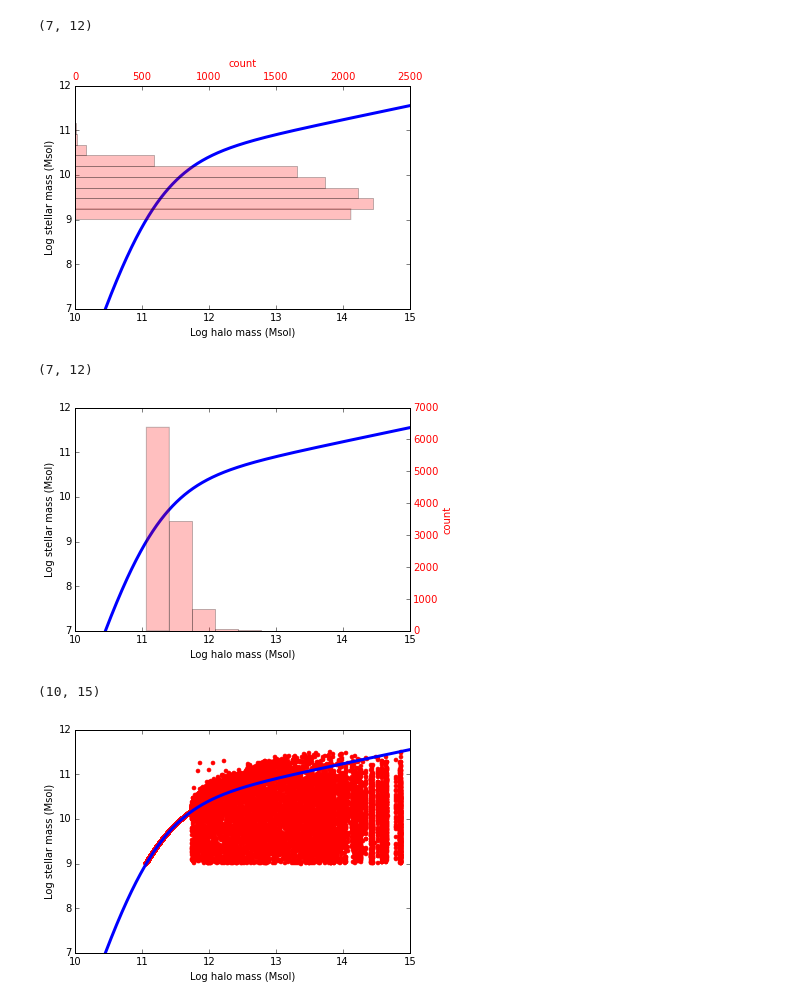
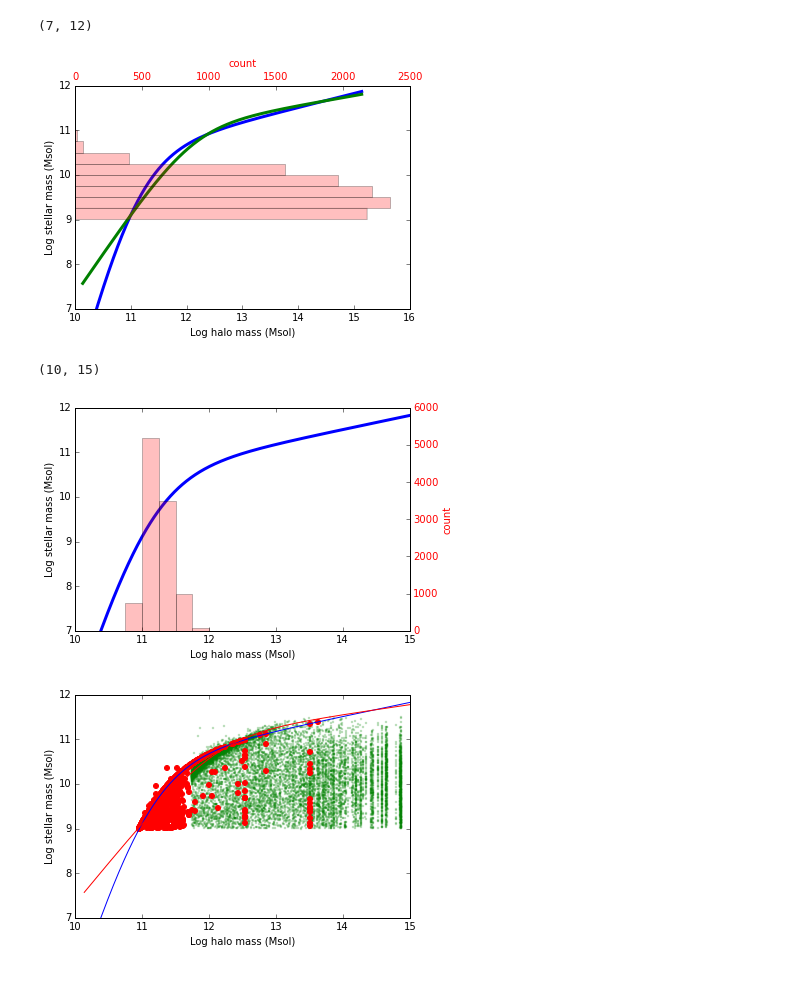
Before and after one commit to AstronomyBrown/ENVIRONMENT, a Jupyter notebook: halo/halo_logictab.ipynb, the cells around one changed output. Cells and saved outputs as stored; diff of their text form; code cells hidden in the pictures.

```diff
--- a/halo/halo_logictab.ipynb
+++ b/halo/halo_logictab.ipynb
@@ -27,12 +42,21 @@ r_mag = tbdata['modelMag_r']
 #    obtained in Yang et al. (2009b).
 
 # functional M*-Mh relation Yang+2009
-M0 = 10**10.3061
-M1 = 10**11.0404
-Mh = 10**(np.linspace(10,15, 1e6))
-a = 0.3146
-b = 4.5427
+M0_0 = 10**10.3061
+M1_0 = 10**11.0404
+a_0 = 0.3146 # Yang+09
+b_0 = 4.5427
+M0_1 = 10**10.86
+M1_1 = 10**12.08
+a_1 = 0.22 # Yang+08
+b_1 = 1.61
+h = 0.73 # little h
+
+Mh = (10**(np.linspace(10,15, 1e3)))/h
 
 # truth values of stellar mass
-ms_logical = M0 * (Mh/M1)**(a+b) / (1 + Mh/M1)**b
+ms_logical = M0_0 * (Mh/M1_0)**(a_0+b_0) / (1 + Mh/M1_0)**b_0 /0.73**2
+
+# Yang+08 alpha, beta
+ms_logical_1 = M0_1 * (Mh/M1_1)**(a_1+b_1) / (1 + Mh/M1_1)**b_1 /h**2
 # %%
@@ -65,44 +130,59 @@ fig, ax1 = plt.subplots()
 ax1.set_xlabel('Log halo mass (Msol)')
 ax1.set_ylabel('Log stellar mass (Msol)')
 ax1.plot(np.log10(Mh), np.log10(ms_logical), linewidth =3)
+ax1.plot(np.log10(Mh), np.log10(ms_logical_1), linewidth =3)
+
+bin_size = 0.25; min_edge = 9; max_edge = 12
+N = (max_edge-min_edge)/bin_size; Nplus1 = N + 1
+bin_list = np.linspace(min_edge, max_edge, Nplus1)
 
 # histogram of 'real' stellar masses
+binwidth = 0.2
 ax2 = ax1.twiny()
-ax2.hist(ms[idx], color='r', orientation='horizontal', alpha=0.25)
+ax2.hist(ms[idx], color='r', orientation='horizontal', alpha=0.25, bins = bin_list)
 ax2.set_xlabel('count', color='r')
 for tl in ax2.get_xticklabels():
     tl.set_color('r')
 plt.ylim(7,12)
 # %% [output]
 (7, 12)
-[figure, old version]
+[figure, new version]
 # %%
-# plot log M* - log Mh relation
+# plot log M* - log Mh relation with Mhalo histogram
 
 fig, ax1 = plt.subplots()
 ax1.set_xlabel('Log halo mass (Msol)')
 ax1.set_ylabel('Log stellar mass (Msol)')
 ax1.plot(np.log10(Mh), np.log10(ms_logical), linewidth =3, color='b')
 
+
+bin_size = 0.25; min_edge = 9; max_edge = 12
+N = (max_edge-min_edge)/bin_size; Nplus1 = N + 1
+bin_list = np.linspace(min_edge, max_edge, Nplus1)
+
+
 ax2 = ax1.twinx()
-ax2.hist(halo[idx], color='r', alpha=0.25)
+ax2.hist(halo[idx], color='r', alpha=0.25, bins = bin_list)
 ax2.set_ylabel('count', color='r')
 for tl in ax2.get_yticklabels():
     tl.set_color('r')
 ax1.set_ylim(7,12)
+ax1.set_xlim(10,15)
 # %% [output]
-(7, 12)
+(10, 15)
-[figure, old version]
+[figure, new version]
 # %%
-# plot log M* - log Mh relation
-
-fig, ax1 = plt.subplots()
-ax1.set_xlabel('Log halo mass (Msol)')
-ax1.set_ylabel('Log stellar mass (Msol)')
-ax1.plot(np.log10(Mh), np.log10(ms_logical), linewidth =3, color='b')
-ax1.scatter(halo, ms, marker = '.', s=50, color='r', alpha=1)
-ax1.set_ylim(7,12)
-ax1.set_xlim(10,15)
+# comparison of halo masses
+# green = abundance matched values
+# red = Yang+09 model
+plt.xlabel('Log halo mass (Msol)')
+plt.ylabel('Log stellar mass (Msol)')
+plt.plot(np.log10(Mh), np.log10(ms_logical), linewidth =1, color='b')
+plt.plot(np.log10(Mh), np.log10(ms_logical_1), linewidth =1, color='r')
+plt.scatter(halo, ms, marker = '.', s=10, color='g', alpha=0.2)
+plt.scatter(halo[idx], ms[idx], marker = '.', s=100, color='r', alpha=1)
+plt.ylim(7,12)
+plt.xlim(10,15)
+plt.show()
 # %% [output]
-(10, 15)
-[figure, old version]
+[figure, new version]
```
Also changed, not shown: parts of 10 cells of this notebook, 4 other files.
